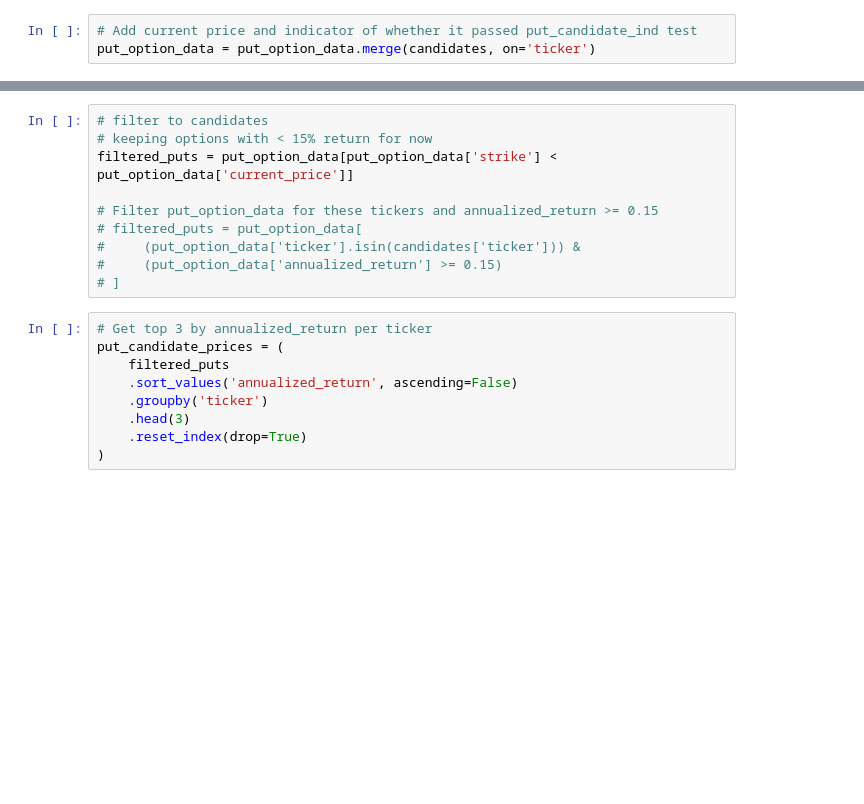
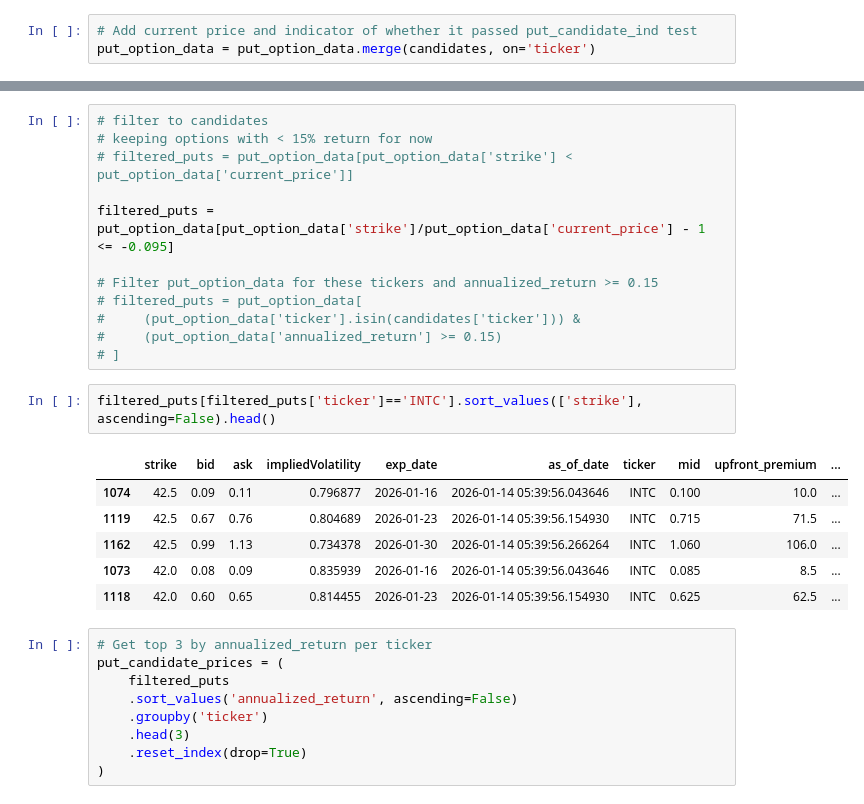
Before and after one commit to StudioTobhli/kestra_options, a Jupyter notebook: dev_notebooks/put_leads.ipynb, the cells around one changed output, grey strips where cells are left out. Saved outputs shown, nothing was run; the diff lists cells and outputs as text; blank space fills up the shorter version.

Commit message:
filter put leads with discount

```diff
--- a/dev_notebooks/put_leads.ipynb
+++ b/dev_notebooks/put_leads.ipynb
@@ -201,13 +201,24 @@ put_option_data.head()
 # %%
 # filter to candidates
 # keeping options with < 15% return for now
-filtered_puts = put_option_data[put_option_data['strike'] < put_option_data['current_price']]
+# filtered_puts = put_option_data[put_option_data['strike'] < put_option_data['current_price']]
+
+filtered_puts = put_option_data[put_option_data['strike']/put_option_data['current_price'] - 1 <= -0.095]
 
 # Filter put_option_data for these tickers and annualized_return >= 0.15
 # filtered_puts = put_option_data[
 #     (put_option_data['ticker'].isin(candidates['ticker'])) &
 #     (put_option_data['annualized_return'] >= 0.15)
 # ]
+# %%
+filtered_puts[filtered_puts['ticker']=='INTC'].sort_values(['strike'], ascending=False).head()
+# %% [output]
+|  | strike | bid | ask | impliedVolatility | exp_date | as_of_date | ticker | mid | upfront_premium | ... |
+| 1074 | 42.5 | 0.09 | 0.11 | 0.796877 | 2026-01-16 | 2026-01-14 05:39:56.043646 | INTC | 0.100 | 10.0 | ... |
+| 1119 | 42.5 | 0.67 | 0.76 | 0.804689 | 2026-01-23 | 2026-01-14 05:39:56.154930 | INTC | 0.715 | 71.5 | ... |
+| 1162 | 42.5 | 0.99 | 1.13 | 0.734378 | 2026-01-30 | 2026-01-14 05:39:56.266264 | INTC | 1.060 | 106.0 | ... |
+| 1073 | 42.0 | 0.08 | 0.09 | 0.835939 | 2026-01-16 | 2026-01-14 05:39:56.043646 | INTC | 0.085 | 8.5 | ... |
+| 1118 | 42.0 | 0.60 | 0.65 | 0.814455 | 2026-01-23 | 2026-01-14 05:39:56.154930 | INTC | 0.625 | 62.5 | ... |
 # %%
 # Get top 3 by annualized_return per ticker
 put_candidate_prices = (
```
Also changed, not shown: parts of 3 cells of this notebook, 3 other files.
